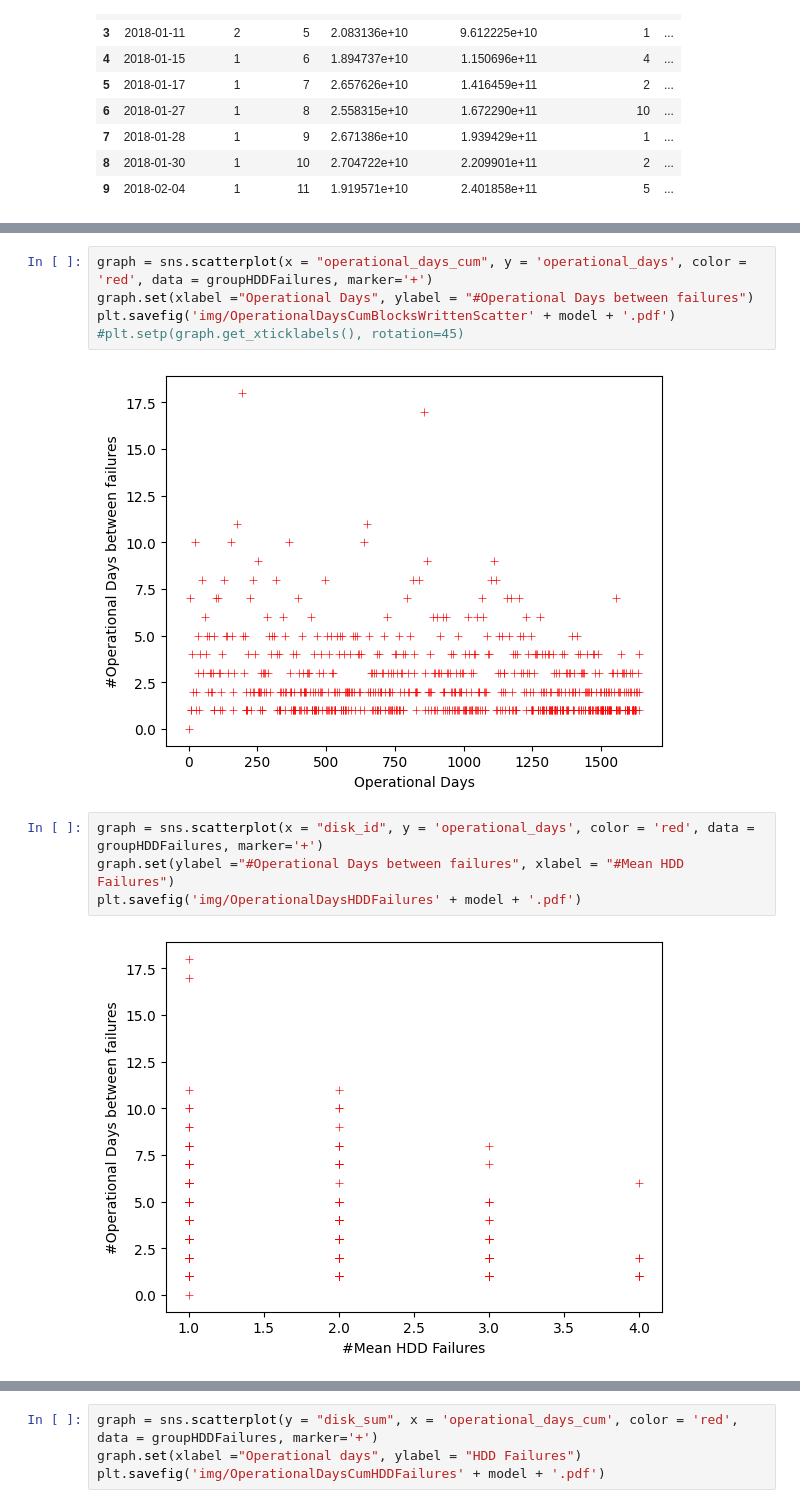
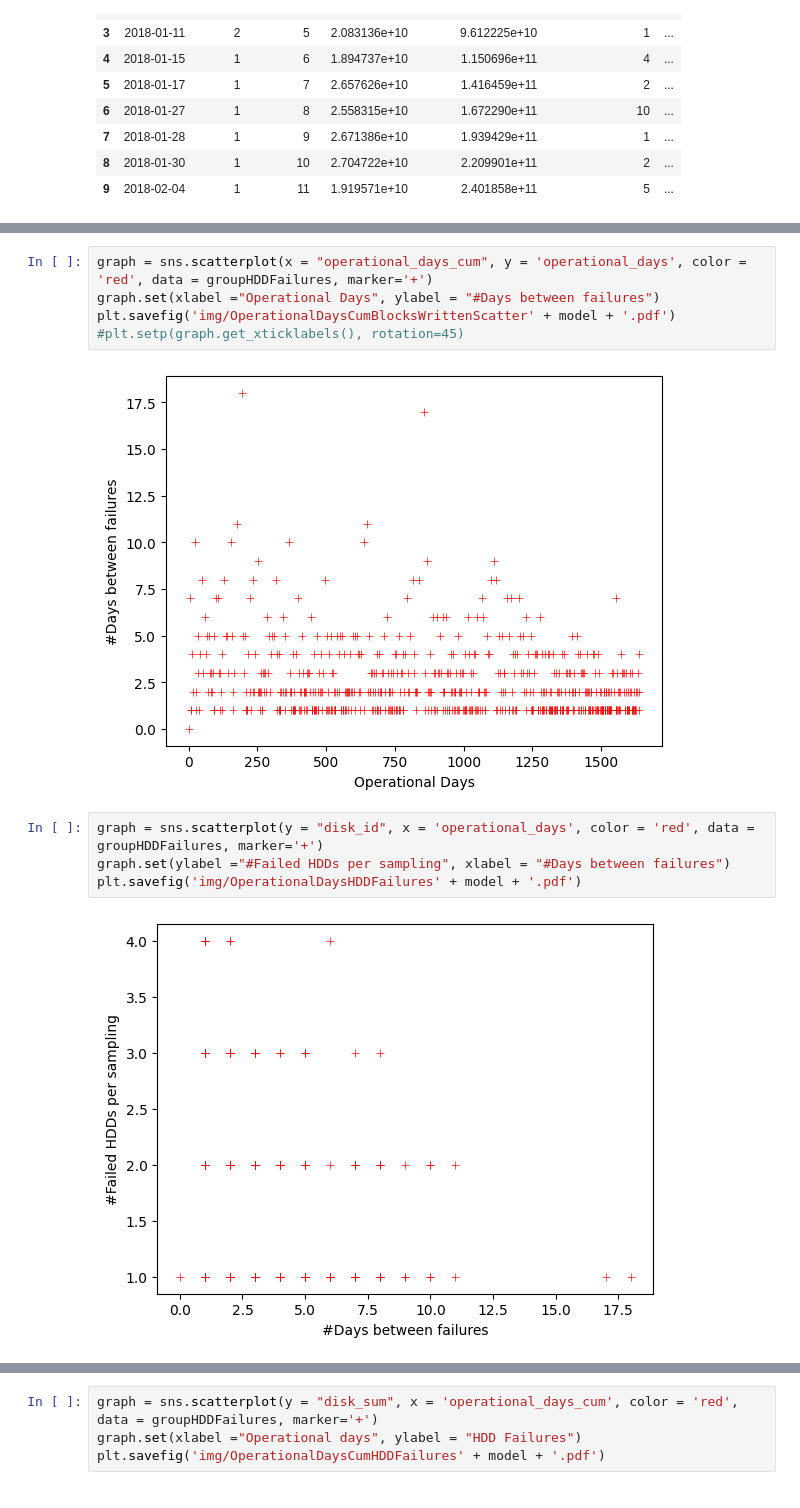
Before and after one commit to EricBorba/StorageFailurePredictor, a Jupyter notebook: WriteAnalModelHDD.ipynb, the cells around one changed output, grey strips where cells are left out. Drawn from its saved outputs; the diff is of its cells as text.

```diff
--- a/WriteAnalModelHDD.ipynb
+++ b/WriteAnalModelHDD.ipynb
@@ -250,15 +345,15 @@ plt.savefig('img/OperationalDaysCumBlocksWrittenScatter' + model + '.pdf')
 # %%
 graph = sns.scatterplot(x = "operational_days_cum", y = 'operational_days', color = 'red', data = groupHDDFailures, marker='+')
-graph.set(xlabel ="Operational Days", ylabel = "#Operational Days between failures")
+graph.set(xlabel ="Operational Days", ylabel = "#Days between failures")
 plt.savefig('img/OperationalDaysCumBlocksWrittenScatter' + model + '.pdf')
 #plt.setp(graph.get_xticklabels(), rotation=45)
 # %% [output]
-[figure, old version]
+[figure, new version]
 # %%
-graph = sns.scatterplot(x = "disk_id", y = 'operational_days', color = 'red', data = groupHDDFailures, marker='+')
-graph.set(ylabel ="#Operational Days between failures", xlabel = "#Mean HDD Failures")
+graph = sns.scatterplot(y = "disk_id", x = 'operational_days', color = 'red', data = groupHDDFailures, marker='+')
+graph.set(ylabel ="#Failed HDDs per sampling", xlabel = "#Days between failures")
 plt.savefig('img/OperationalDaysHDDFailures' + model + '.pdf')
 # %% [output]
-[figure, old version]
+[figure, new version]
 # %%
 graph = sns.scatterplot(y = "disk_id", x = 'written_blocks', color = 'red', data = groupHDDFailures, marker='+')
```
Also changed, not shown: parts of 37 cells of this notebook, 26 other files.
